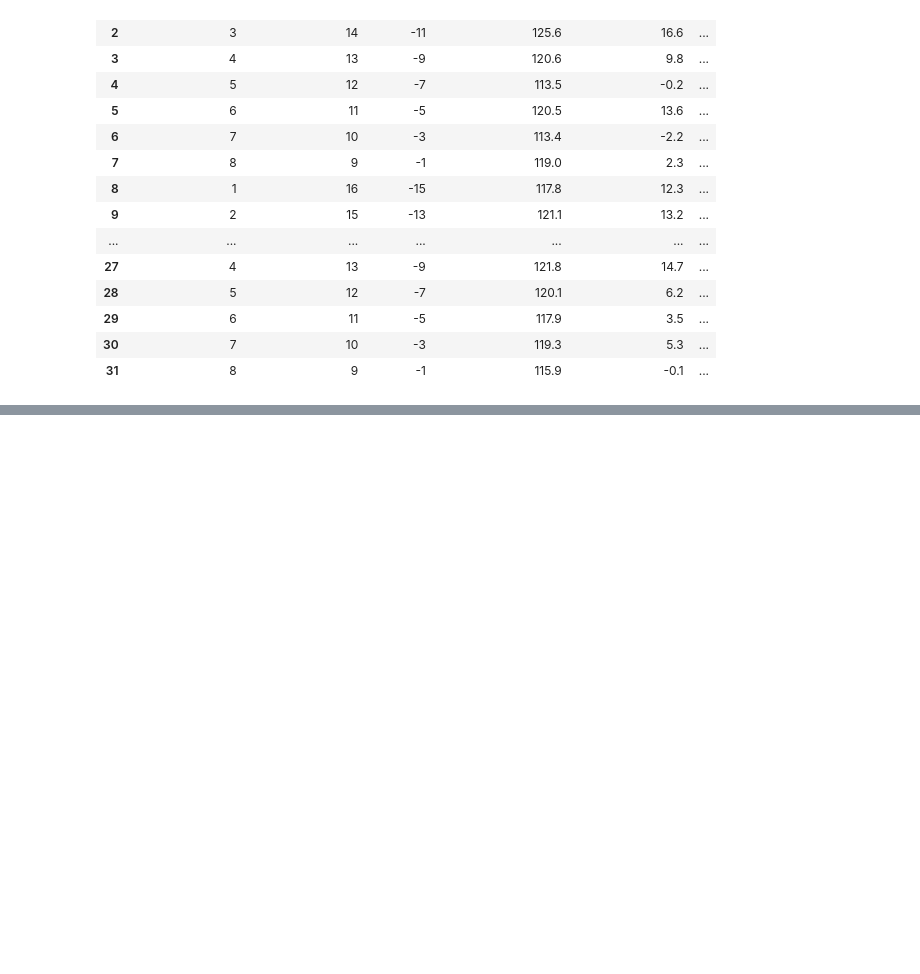
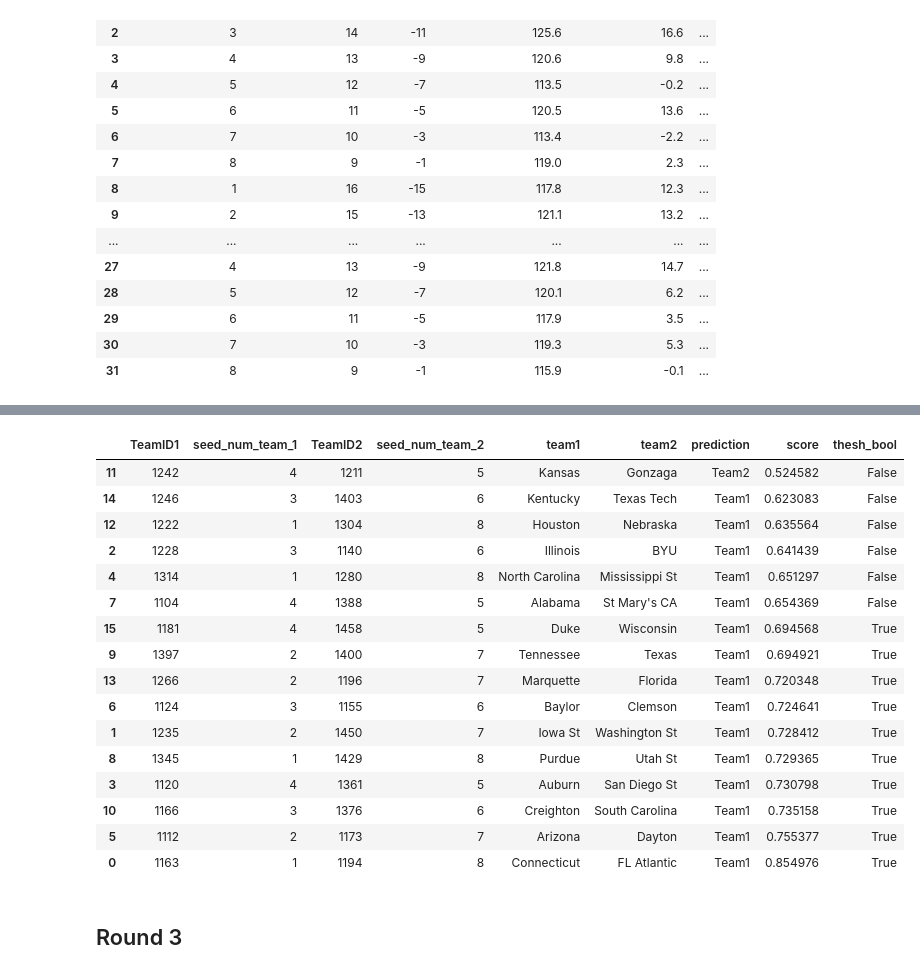
Before and after one commit to jwrichar/ncaa_tourney_predictions, a Jupyter notebook: notebooks/NCAA Tournament Modelling.ipynb, the cells around one changed output, grey strips where cells are left out. Saved outputs shown, nothing was run; the diff lists cells and outputs as text; code cells hidden in the pictures; blank space fills up the shorter version.

```diff
--- a/notebooks/NCAA Tournament Modelling.ipynb
+++ b/notebooks/NCAA Tournament Modelling.ipynb
@@ -287,0 +290,31 @@ df_pred_input.sort_values('score')
+# %%
+team1_list = []
+seed1_list = []
+team2_list = []
+seed2_list = []
+
+for reg in regions:
+    for seed1 in range(1,5):
+        seed1_list.append(seed1)
+        seed1_str = f'0{seed1}'
+        team1_list.append(df_seeds.loc[df_seeds['Seed']==f'{reg}{seed1_str}']['TeamID'].iloc[0])
+
+        seed2 = 9-seed1
+        seed2_list.append(seed2)
+        seed2_str = f'0{seed2}'
+        reg_seed_str = f'{reg}{seed2_str}'
+        if (reg_seed_str == 'X16') or (reg_seed_str == 'Y16') or (reg_seed_str == 'Y10') or (reg_seed_str == 'Z10'):
+            reg_seed_str += 'a'
+        team2_list.append(df_seeds.loc[df_seeds['Seed']==reg_seed_str]['TeamID'].iloc[0])
+
+df_pred = pd.DataFrame({'TeamID1': team1_list, 'seed_num_team_1': seed1_list,
+                       'TeamID2': team2_list, 'seed_num_team_2': seed2_list})
+df_pred_input = df_pred.copy(deep=True)
+df_pred['Season'] = 2024
+
+# Add kenpom features to master df
+features.add_kenpom_features(df_pred)
+
+df_pred['Winner'] = None
+
+preds = pipeline.predict(df_pred, config)
@@ -287,0 +326,27 @@ df_pred_input.sort_values('score')
+# %%
+df_pred_input['team1'] = df_pred_input['TeamID1'].map(team_names['TeamName'])
+df_pred_input['team2'] = df_pred_input['TeamID2'].map(team_names['TeamName'])
+df_pred_input['prediction'] = [p['predictions'] for p in preds]
+df_pred_input['score'] = [p['score'] for p in preds]
+df_pred_input['thesh_bool'] = (df_pred_input['score'] > (1-thresh_team2))
+df_pred_input.sort_values('score')
+# %% [output]
+|  | TeamID1 | seed_num_team_1 | TeamID2 | seed_num_team_2 | team1 | team2 | prediction | score | thesh_bool |
+| 11 | 1242 | 4 | 1211 | 5 | Kansas | Gonzaga | Team2 | 0.524582 | False |
+| 14 | 1246 | 3 | 1403 | 6 | Kentucky | Texas Tech | Team1 | 0.623083 | False |
+| 12 | 1222 | 1 | 1304 | 8 | Houston | Nebraska | Team1 | 0.635564 | False |
+| 2 | 1228 | 3 | 1140 | 6 | Illinois | BYU | Team1 | 0.641439 | False |
+| 4 | 1314 | 1 | 1280 | 8 | North Carolina | Mississippi St | Team1 | 0.651297 | False |
+| 7 | 1104 | 4 | 1388 | 5 | Alabama | St Mary's CA | Team1 | 0.654369 | False |
+| 15 | 1181 | 4 | 1458 | 5 | Duke | Wisconsin | Team1 | 0.694568 | True |
+| 9 | 1397 | 2 | 1400 | 7 | Tennessee | Texas | Team1 | 0.694921 | True |
+| 13 | 1266 | 2 | 1196 | 7 | Marquette | Florida | Team1 | 0.720348 | True |
+| 6 | 1124 | 3 | 1155 | 6 | Baylor | Clemson | Team1 | 0.724641 | True |
+| 1 | 1235 | 2 | 1450 | 7 | Iowa St | Washington St | Team1 | 0.728412 | True |
+| 8 | 1345 | 1 | 1429 | 8 | Purdue | Utah St | Team1 | 0.729365 | True |
+| 3 | 1120 | 4 | 1361 | 5 | Auburn | San Diego St | Team1 | 0.730798 | True |
+| 10 | 1166 | 3 | 1376 | 6 | Creighton | South Carolina | Team1 | 0.735158 | True |
+| 5 | 1112 | 2 | 1173 | 7 | Arizona | Dayton | Team1 | 0.755377 | True |
+| 0 | 1163 | 1 | 1194 | 8 | Connecticut | FL Atlantic | Team1 | 0.854976 | True |
+# %% [markdown]
+## Round 3
```
Also changed, not shown: parts of 14 cells of this notebook, 1 other file.
